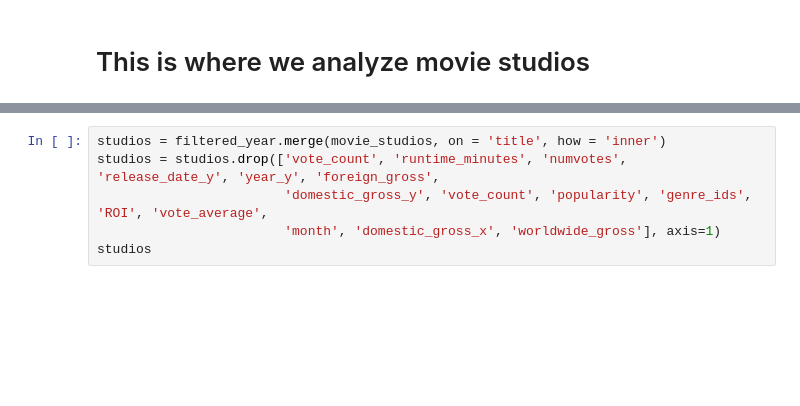
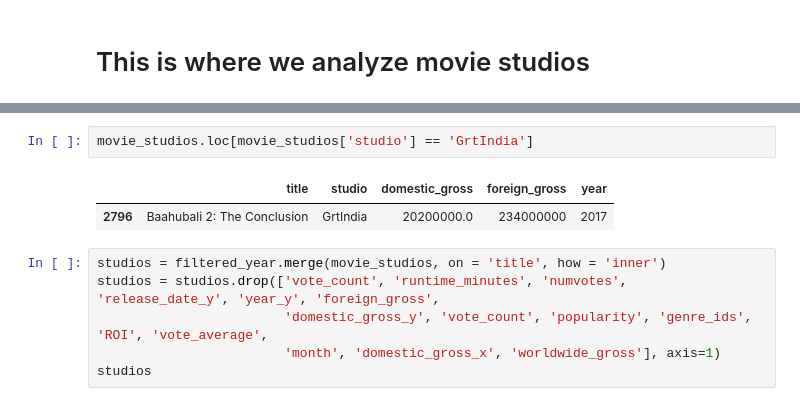
Before and after one commit to ElyLin/MovieAnalysisProject, a Jupyter notebook: Draft_with_recommendation.ipynb, the cells around one changed output, grey strips where cells are left out. Saved outputs shown, nothing was run; the diff lists cells and outputs as text; blank space fills up the shorter version.

```diff
--- a/Draft_with_recommendation.ipynb
+++ b/Draft_with_recommendation.ipynb
@@ -547,3 +531,8 @@ movie_studios
+# %%
+movie_studios.loc[movie_studios['studio'] == 'GrtIndia']
+# %% [output]
+|  | title | studio | domestic_gross | foreign_gross | year |
+| 2796 | Baahubali 2: The Conclusion | GrtIndia | 20200000.0 | 234000000 | 2017 |
 # %%
 studios = filtered_year.merge(movie_studios, on = 'title', how = 'inner')
 studios = studios.drop(['vote_count', 'runtime_minutes', 'numvotes', 'release_date_y', 'year_y', 'foreign_gross',
```
Also changed, not shown: parts of 9 cells of this notebook.
